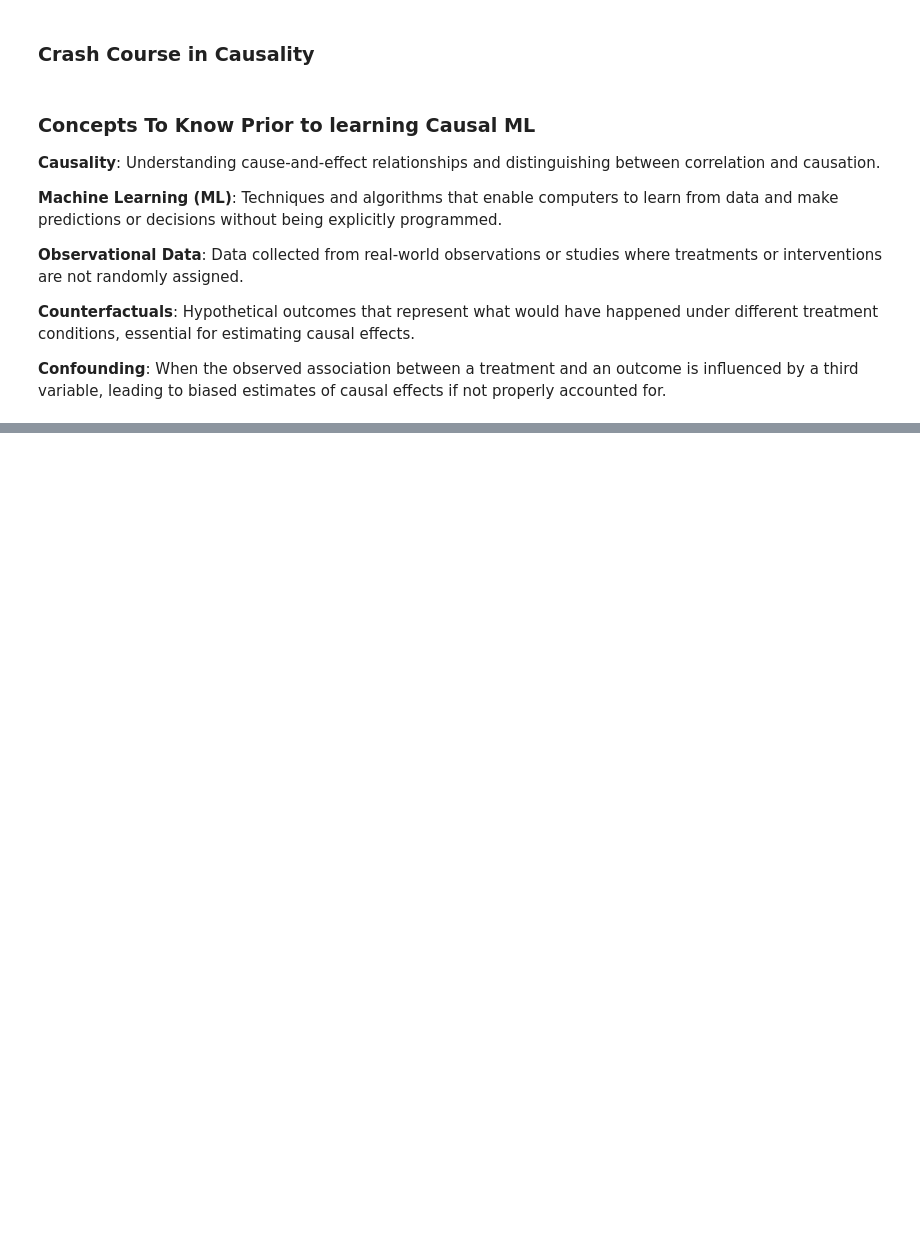
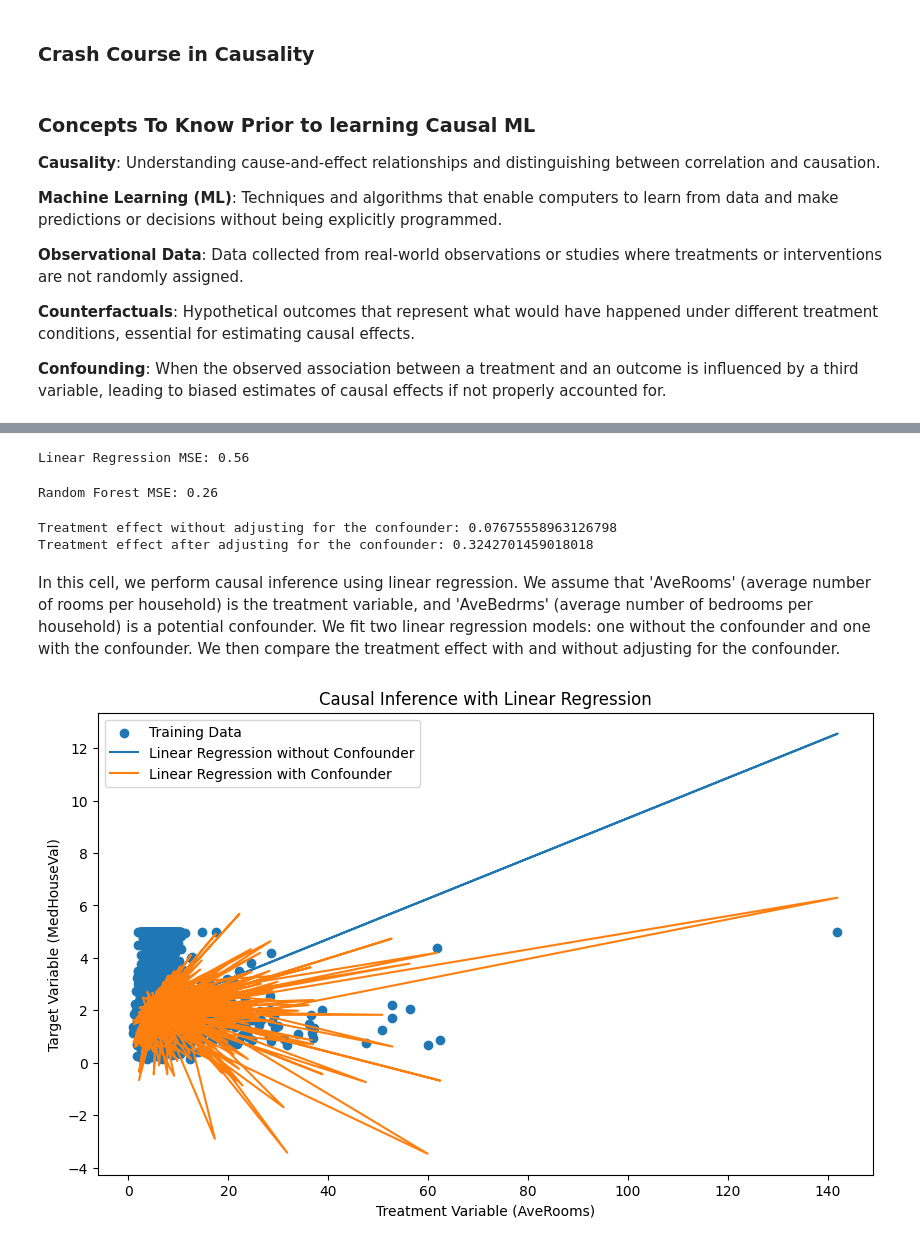
Before and after one commit to akashvarun10/INFO-7390-Coursework, a Jupyter notebook: Causal AI/LearningCausality.ipynb, the cells around one changed output, grey strips where cells are left out. Saved outputs shown, nothing was run; the diff lists cells and outputs as text; code cells hidden in the pictures; blank space fills up the shorter version.

Commit message:
causal ml notebook

```diff
--- a/Causal AI/LearningCausality.ipynb
+++ b/Causal AI/LearningCausality.ipynb
@@ -37,0 +132,52 @@ Let's now learn about **Causal Inference**
+# %%
+# Train a linear regression model
+lr = LinearRegression()
+lr.fit(X_train, y_train)
+y_pred_lr = lr.predict(X_test)
+mse_lr = mean_squared_error(y_test, y_pred_lr)
+print(f"Linear Regression MSE: {mse_lr:.2f}")
+# %% [output]
+Linear Regression MSE: 0.56
+# %%
+# Train a random forest regressor
+rf = RandomForestRegressor(n_estimators=100, random_state=42)
+rf.fit(X_train, y_train)
+y_pred_rf = rf.predict(X_test)
+mse_rf = mean_squared_error(y_test, y_pred_rf)
+print(f"Random Forest MSE: {mse_rf:.2f}")
+# %% [output]
+Random Forest MSE: 0.26
+# %%
+# Causal inference with linear regression
+# Assume 'AveRooms' is the treatment variable and 'AveBedrms' is the potential confounder
+treatment = X_train['AveRooms']
+confounder = X_train['AveBedrms']
+
+# Fit linear regression models
+lr_without_confounder = LinearRegression().fit(treatment.values.reshape(-1, 1), y_train)
+lr_with_confounder = LinearRegression().fit(np.column_stack((treatment, confounder)), y_train)
+
+# Calculate the treatment effect
+treatment_effect_without_confounder = lr_without_confounder.coef_[0]
+treatment_effect_with_confounder = lr_with_confounder.coef_[0]
+
+print("Treatment effect without adjusting for the confounder:", treatment_effect_without_confounder)
+print("Treatment effect after adjusting for the confounder:", treatment_effect_with_confounder)
+# %% [output]
+Treatment effect without adjusting for the confounder: 0.07675558963126798
+Treatment effect after adjusting for the confounder: 0.3242701459018018
+# %% [markdown]
+In this cell, we perform causal inference using linear regression. We assume that 'AveRooms' (average number of rooms per household) is the treatment variable, and 'AveBedrms' (average number of bedrooms per household) is a potential confounder. We fit two linear regression models: one without the confounder and one with the confounder. We then compare the treatment effect with and without adjusting for the confounder.
+# %%
+# Visualize the results
+plt.figure(figsize=(10, 6))
+plt.scatter(X_train['AveRooms'], y_train, label='Training Data')
+plt.plot(X_train['AveRooms'], lr_without_confounder.predict(treatment.values.reshape(-1, 1)), label='Linear Regression without Confounder')
+plt.plot(X_train['AveRooms'], lr_with_confounder.predict(np.column_stack((treatment, confounder))), label='Linear Regression with Confounder')
+plt.xlabel('Treatment Variable (AveRooms)')
+plt.ylabel('Target Variable (MedHouseVal)')
+plt.title('Causal Inference with Linear Regression')
+plt.legend()
+plt.show()
+# %% [output]
+[figure, added]
```
Also changed, not shown: parts of 11 cells of this notebook, 2 other files.
